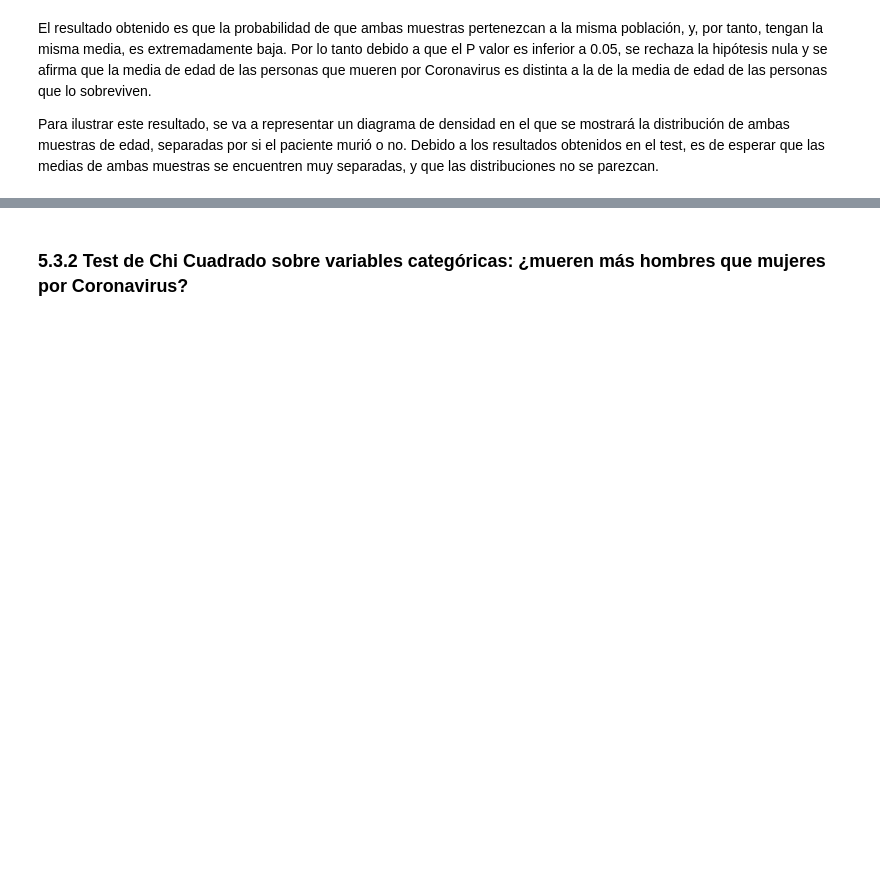
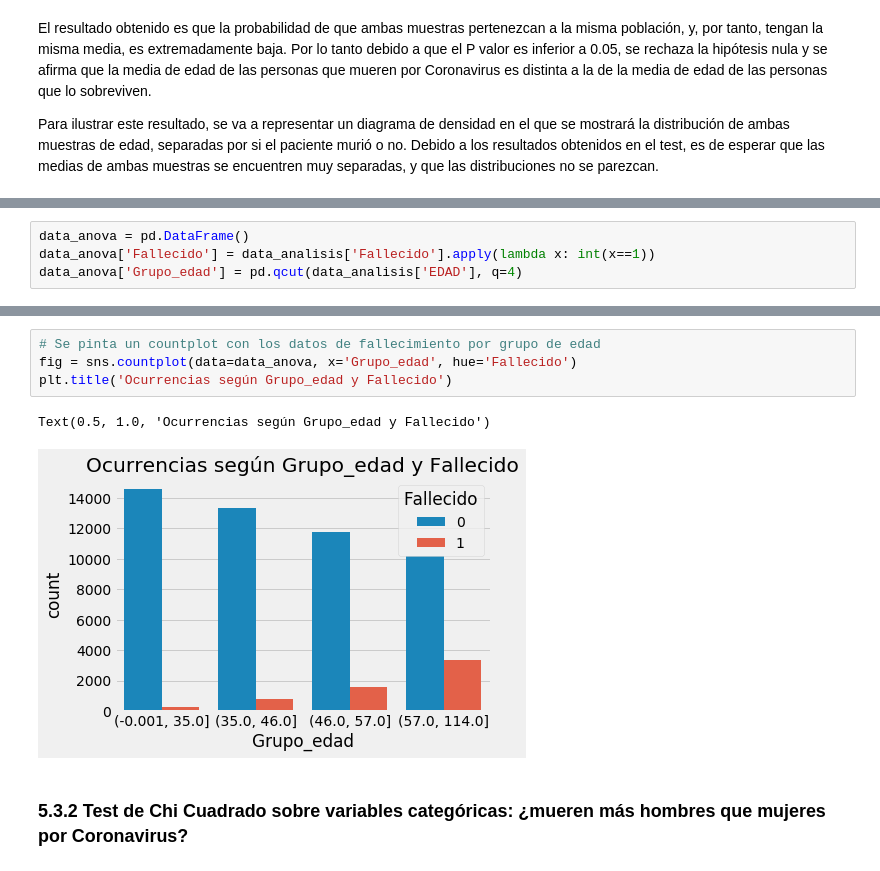
Before and after one commit to guille-arguello/covid19-mex-analysis, a Jupyter notebook: covid19-mex-analysis.ipynb, the cells around one changed output, grey strips where cells are left out. Drawn from its saved outputs; the diff is of its cells as text; blank space fills up the shorter version.

Commit message:
ANOVA

```diff
--- a/covid19-mex-analysis.ipynb
+++ b/covid19-mex-analysis.ipynb
@@ -764,0 +777,4 @@ Por lo tanto, se puede concluir que la media de edad de los pacientes que mueren
+# %%
+data_anova = pd.DataFrame()
+data_anova['Fallecido'] = data_analisis['Fallecido'].apply(lambda x: int(x==1))
+data_anova['Grupo_edad'] = pd.qcut(data_analisis['EDAD'], q=4)
@@ -765,3 +819,10 @@ Por lo tanto, se puede concluir que la media de edad de los pacientes que mueren
+# %%
+# Se pinta un countplot con los datos de fallecimiento por grupo de edad
+fig = sns.countplot(data=data_anova, x='Grupo_edad', hue='Fallecido')
+plt.title('Ocurrencias según Grupo_edad y Fallecido')
+# %% [output]
+Text(0.5, 1.0, 'Ocurrencias según Grupo_edad y Fallecido')
+[figure, added]
 # %% [markdown]
 ### <a id='5.3.2'> 5.3.2 Test de Chi Cuadrado sobre variables categóricas: ¿mueren más hombres que mujeres por Coronavirus?</a>
 # %% [markdown]
```
Also changed, not shown: parts of 38 cells of this notebook, 2 other files.
